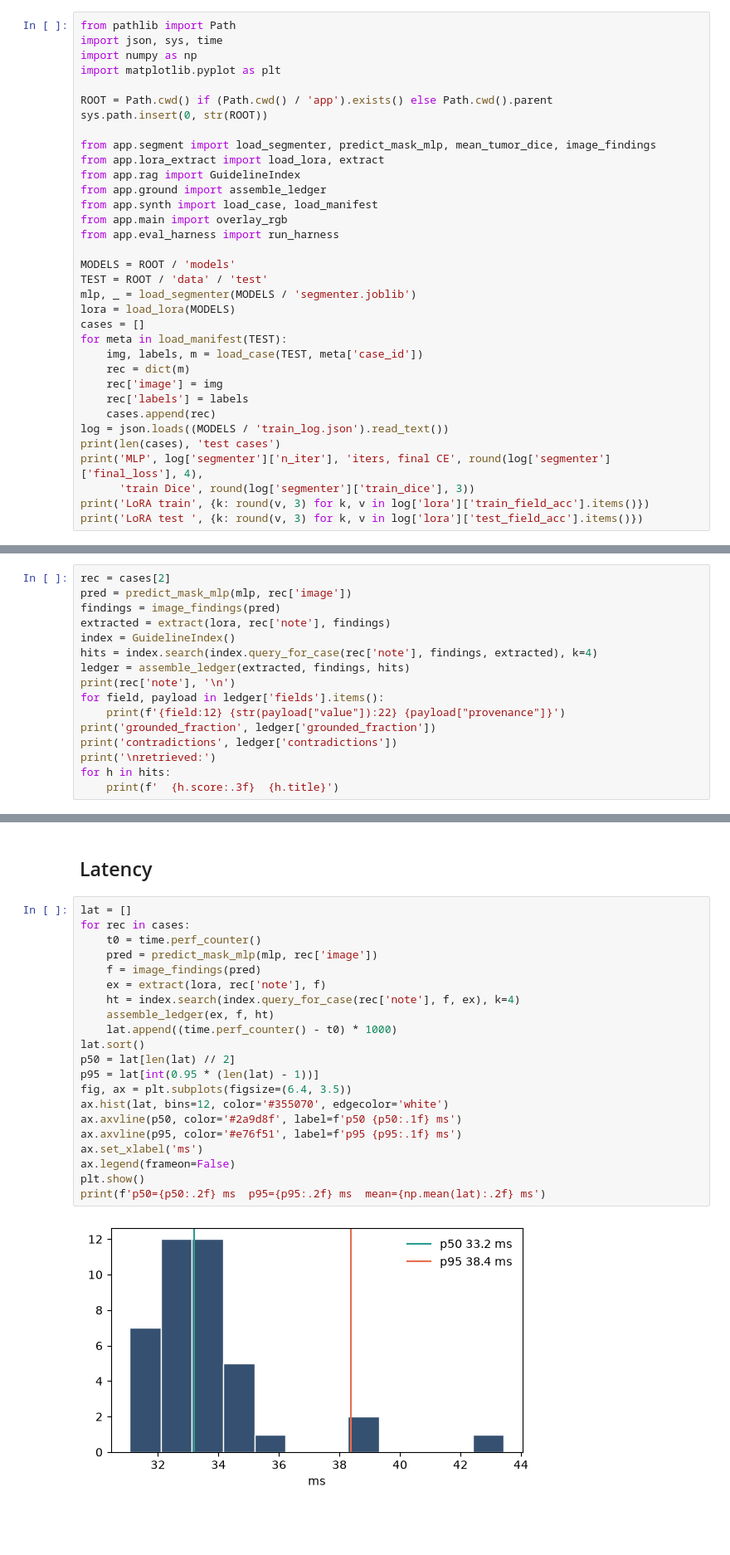
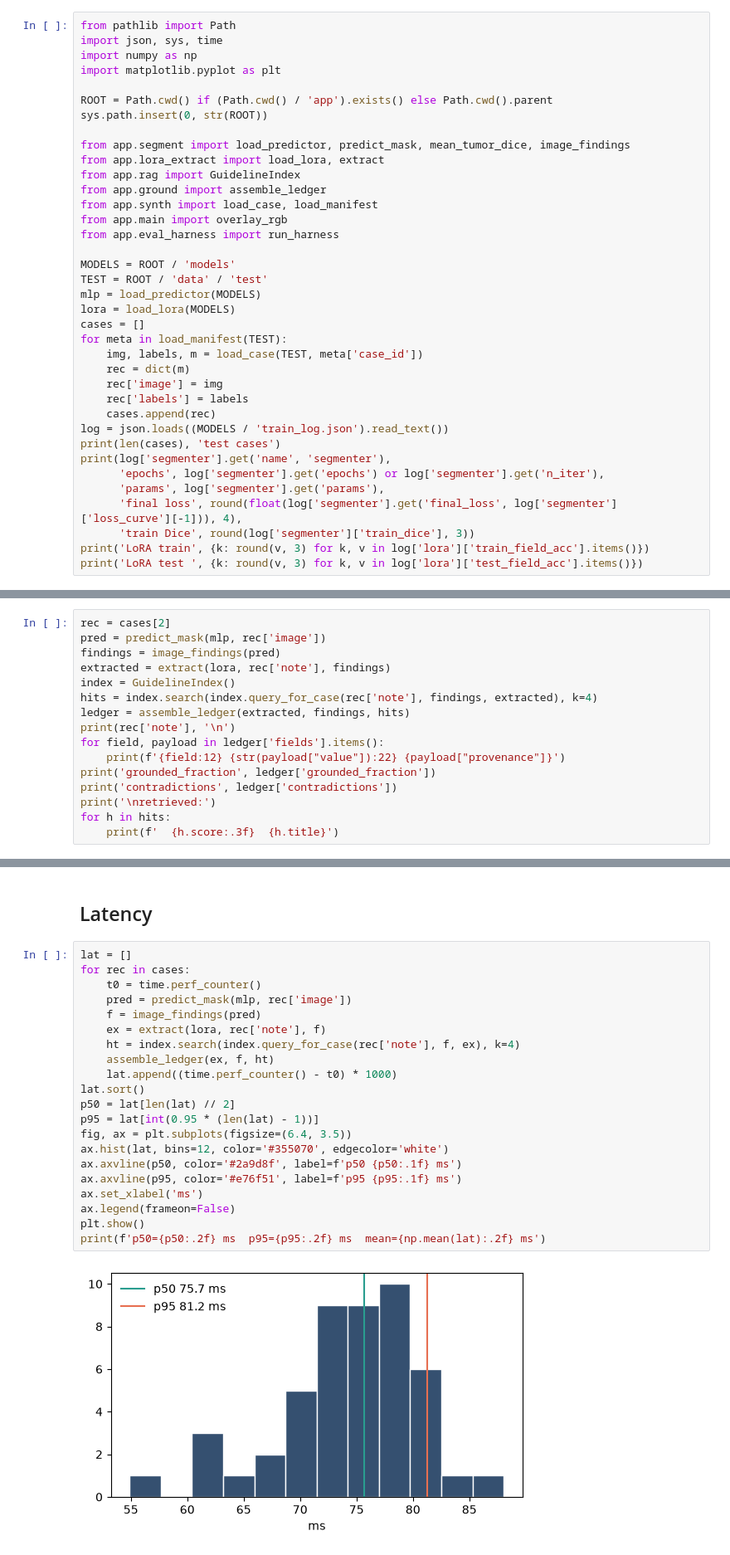
Before and after one commit to ParisaRostaami/gliomagate, a Jupyter notebook: notebooks/gliomagate_results.ipynb, the cells around one changed output, grey strips where cells are left out. Shown at 83% size. Saved outputs shown, nothing was run; the diff lists cells and outputs as text; blank space fills up the shorter version.

Commit message:
Train a 1.9M-parameter U-Net on Cheng T1c glioma slices.

```diff
--- a/notebooks/gliomagate_results.ipynb
+++ b/notebooks/gliomagate_results.ipynb
@@ -12,7 +12,7 @@ import matplotlib.pyplot as plt
 ROOT = Path.cwd() if (Path.cwd() / 'app').exists() else Path.cwd().parent
 sys.path.insert(0, str(ROOT))
 
-from app.segment import load_segmenter, predict_mask_mlp, mean_tumor_dice, image_findings
+from app.segment import load_predictor, predict_mask, mean_tumor_dice, image_findings
 from app.lora_extract import load_lora, extract
 from app.rag import GuidelineIndex
 from app.ground import assemble_ledger
@@ -22,7 +22,7 @@ from app.eval_harness import run_harness
 
 MODELS = ROOT / 'models'
 TEST = ROOT / 'data' / 'test'
-mlp, _ = load_segmenter(MODELS / 'segmenter.joblib')
+mlp = load_predictor(MODELS)
 lora = load_lora(MODELS)
 cases = []
 for meta in load_manifest(TEST):
@@ -33,7 +33,10 @@ for meta in load_manifest(TEST):
     cases.append(rec)
 log = json.loads((MODELS / 'train_log.json').read_text())
 print(len(cases), 'test cases')
-print('MLP', log['segmenter']['n_iter'], 'iters, final CE', round(log['segmenter']['final_loss'], 4),
+print(log['segmenter'].get('name', 'segmenter'),
+      'epochs', log['segmenter'].get('epochs') or log['segmenter'].get('n_iter'),
+      'params', log['segmenter'].get('params'),
+      'final loss', round(float(log['segmenter'].get('final_loss', log['segmenter']['loss_curve'][-1])), 4),
       'train Dice', round(log['segmenter']['train_dice'], 3))
 print('LoRA train', {k: round(v, 3) for k, v in log['lora']['train_field_acc'].items()})
 print('LoRA test ', {k: round(v, 3) for k, v in log['lora']['test_field_acc'].items()})
@@ -114,7 +117,7 @@ n=40  mean=0.290  p10=0.000  p90=0.667
 Laterality / enhancement can be supported by the mask. Grade can only be supported by retrieved guideline text.
 # %%
 rec = cases[2]
-pred = predict_mask_mlp(mlp, rec['image'])
+pred = predict_mask(mlp, rec['image'])
 findings = image_findings(pred)
 extracted = extract(lora, rec['note'], findings)
 index = GuidelineIndex()
@@ -196,23 +199,23 @@ plt.show()
 # %%
 lat = []
 for rec in cases:
     t0 = time.perf_counter()
-    pred = predict_mask_mlp(mlp, rec['image'])
+    pred = predict_mask(mlp, rec['image'])
     f = image_findings(pred)
     ex = extract(lora, rec['note'], f)
     ht = index.search(index.query_for_case(rec['note'], f, ex), k=4)
     assemble_ledger(ex, f, ht)
     lat.append((time.perf_counter() - t0) * 1000)
 lat.sort()
 p50 = lat[len(lat) // 2]
 p95 = lat[int(0.95 * (len(lat) - 1))]
 fig, ax = plt.subplots(figsize=(6.4, 3.5))
 ax.hist(lat, bins=12, color='#355070', edgecolor='white')
 ax.axvline(p50, color='#2a9d8f', label=f'p50 {p50:.1f} ms')
 ax.axvline(p95, color='#e76f51', label=f'p95 {p95:.1f} ms')
 ax.set_xlabel('ms')
 ax.legend(frameon=False)
 plt.show()
 print(f'p50={p50:.2f} ms  p95={p95:.2f} ms  mean={np.mean(lat):.2f} ms')
 # %% [output]
-[figure, old version]
+[figure, new version]
```
Also changed, not shown: parts of 8 cells of this notebook, 39 other files.
